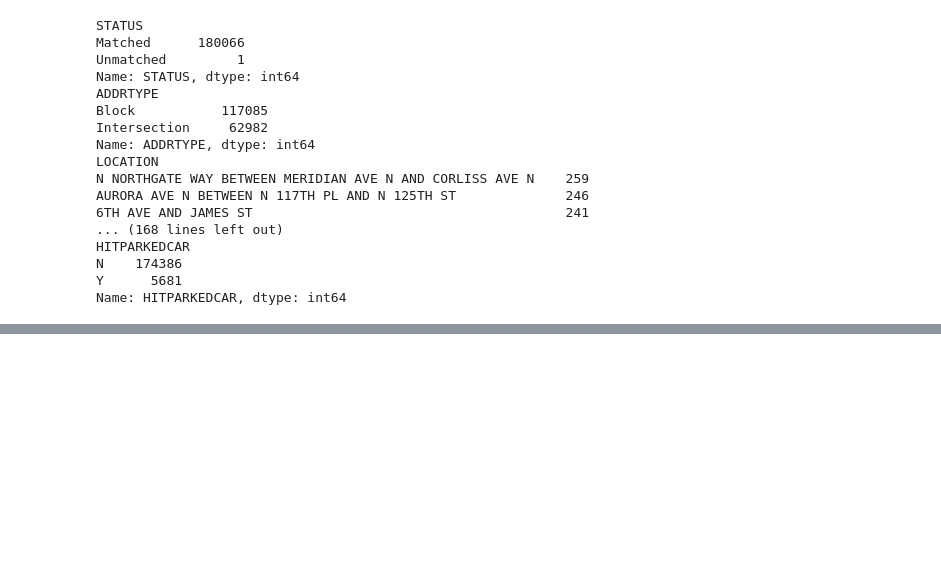
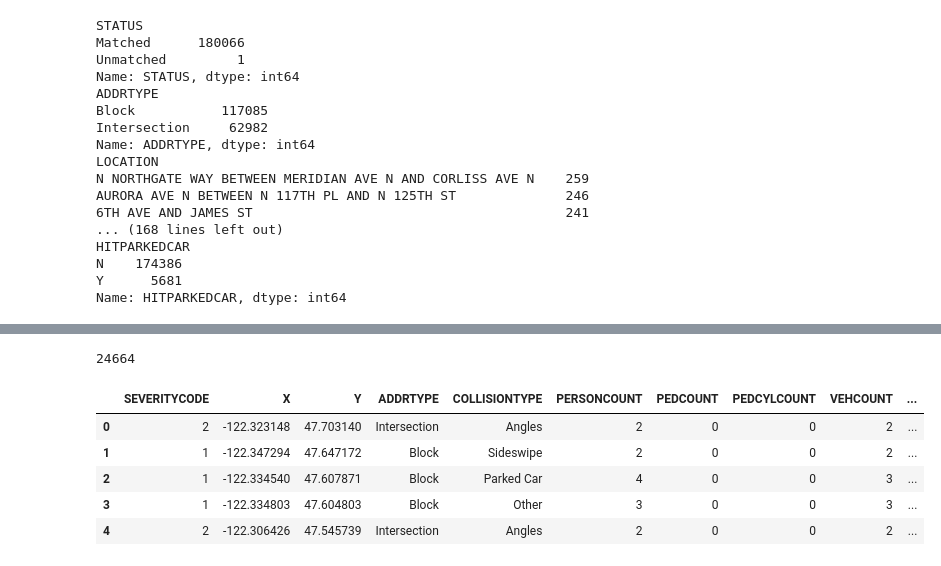
Before and after one commit to LinChihhai/Coursera_Capstone, a Jupyter notebook: capstone.ipynb, the cells around one changed output, grey strips where cells are left out. Saved outputs shown, nothing was run; the diff lists cells and outputs as text; code cells hidden in the pictures; blank space fills up the shorter version.

```diff
--- a/capstone.ipynb
+++ b/capstone.ipynb
@@ -198,0 +236,26 @@ Name: HITPARKEDCAR, dtype: int64
+# %%
+def parse_time_to_hours(timestamp):
+    '''timestamp format: m/dd/yyyy h:mm:ss PM/AM'''
+    t=timestamp.split(' ')
+    try:
+        hr=t[1].split(':')
+        hr=float(hr[0]) + float(hr[1])/60 + float(hr[2])/3600
+        return hr+12 if t[2]=='PM' else hr
+    except:
+        return np.nan
+# %%
+dataset['INCIDENTHOUR']=dataset['INCDTTM'].apply(lambda x: parse_time_to_hours(x))
+dataset['INCIDENTHOUR'].isna().sum()
+# %% [output]
+24664
+# %%
+dataset.drop(dataset[dataset['INCIDENTHOUR'].isnull()].index, inplace=True)
+dataset.drop(['INCDTTM'], axis=1, inplace=True)
+dataset.head()
+# %% [output]
+|  | SEVERITYCODE | X | Y | ADDRTYPE | COLLISIONTYPE | PERSONCOUNT | PEDCOUNT | PEDCYLCOUNT | VEHCOUNT | ... |
+| 0 | 2 | -122.323148 | 47.703140 | Intersection | Angles | 2 | 0 | 0 | 2 | ... |
+| 1 | 1 | -122.347294 | 47.647172 | Block | Sideswipe | 2 | 0 | 0 | 2 | ... |
+| 2 | 1 | -122.334540 | 47.607871 | Block | Parked Car | 4 | 0 | 0 | 3 | ... |
+| 3 | 1 | -122.334803 | 47.604803 | Block | Other | 3 | 0 | 0 | 3 | ... |
+| 4 | 2 | -122.306426 | 47.545739 | Intersection | Angles | 2 | 0 | 0 | 2 | ... |
```
Also changed, not shown: parts of 22 cells of this notebook.
